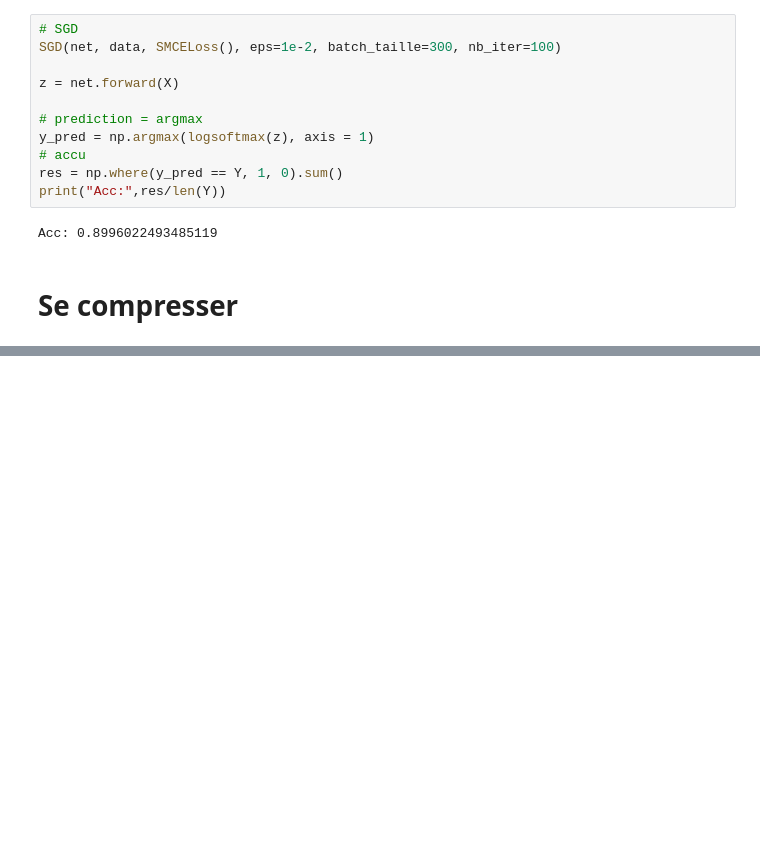
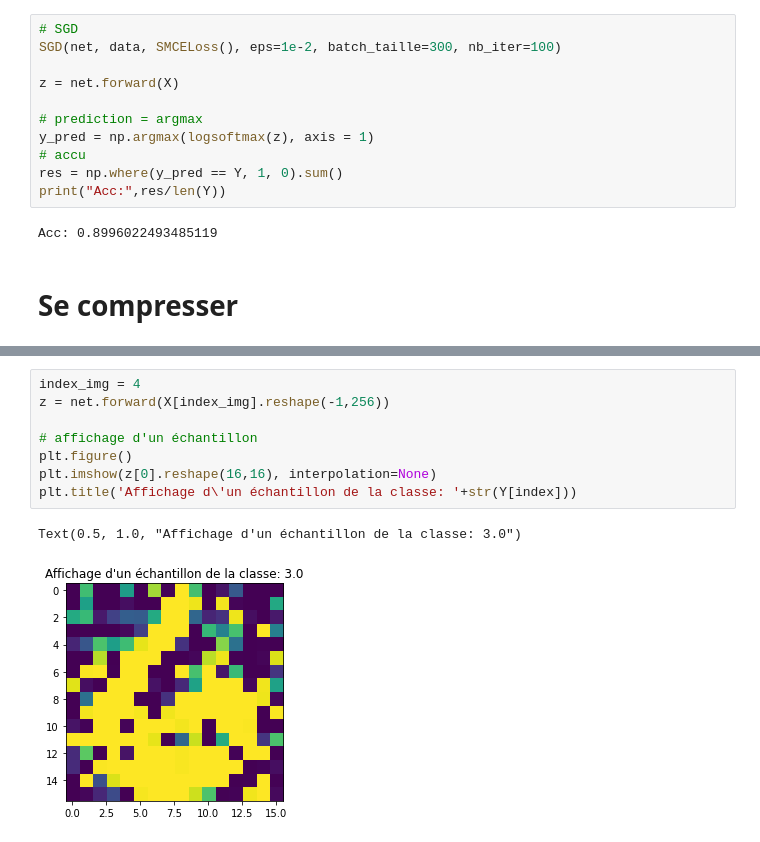
Before and after one commit to nhs2828/NeuralNetwork_DIY, a Jupyter notebook: Projet.ipynb, the cells around one changed output, grey strips where cells are left out. Drawn from its saved outputs; the diff is of its cells as text; blank space fills up the shorter version.

```diff
--- a/Projet.ipynb
+++ b/Projet.ipynb
@@ -861,0 +952,11 @@ Acc: 0.8996022493485119
+# %%
+index_img = 4
+z = net.forward(X[index_img].reshape(-1,256))
+
+# affichage d'un échantillon
+plt.figure()
+plt.imshow(z[0].reshape(16,16), interpolation=None)
+plt.title('Affichage d\'un échantillon de la classe: '+str(Y[index]))
+# %% [output]
+Text(0.5, 1.0, "Affichage d'un échantillon de la classe: 3.0")
+[figure, added]
```
Also changed, not shown: parts of 12 cells of this notebook, 1 other file.
